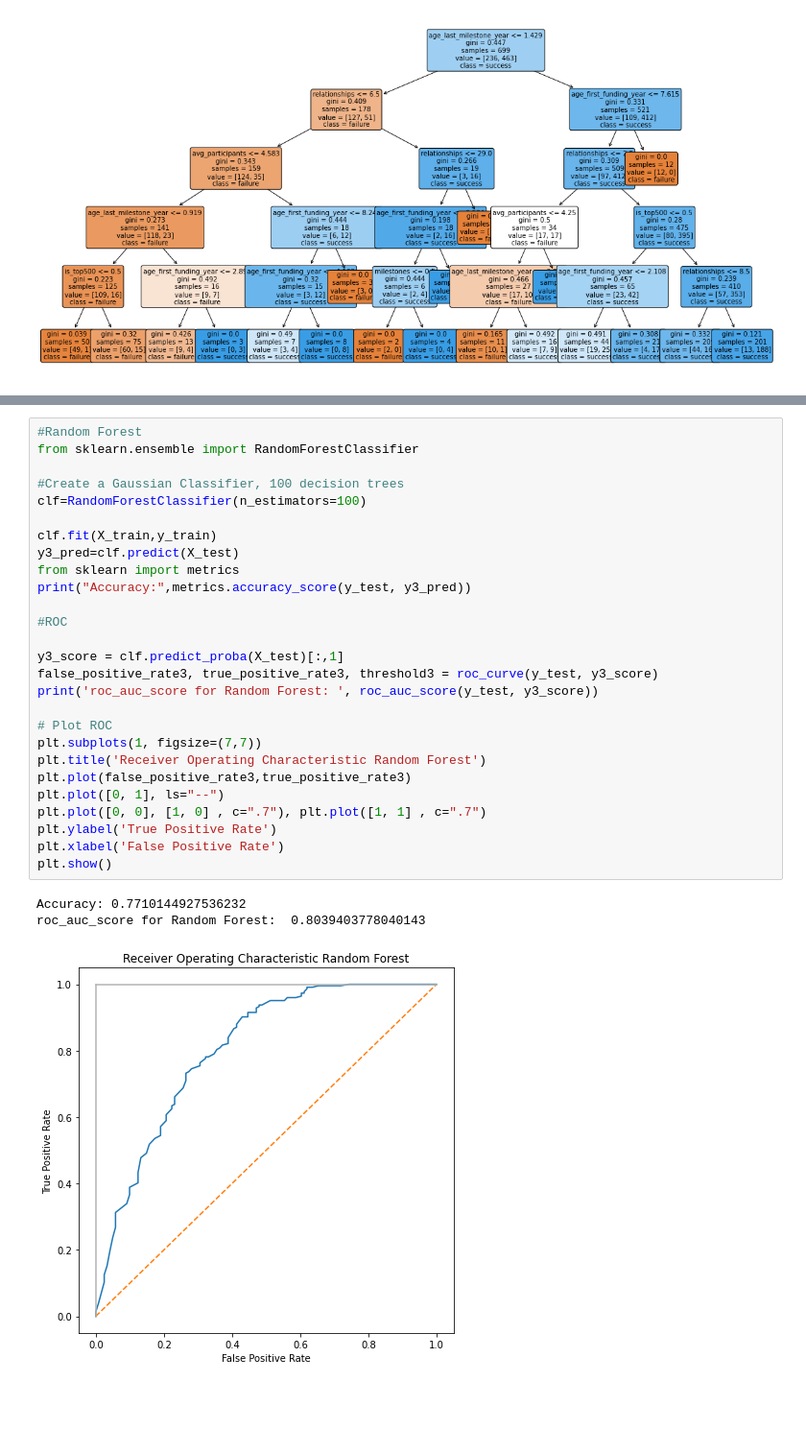
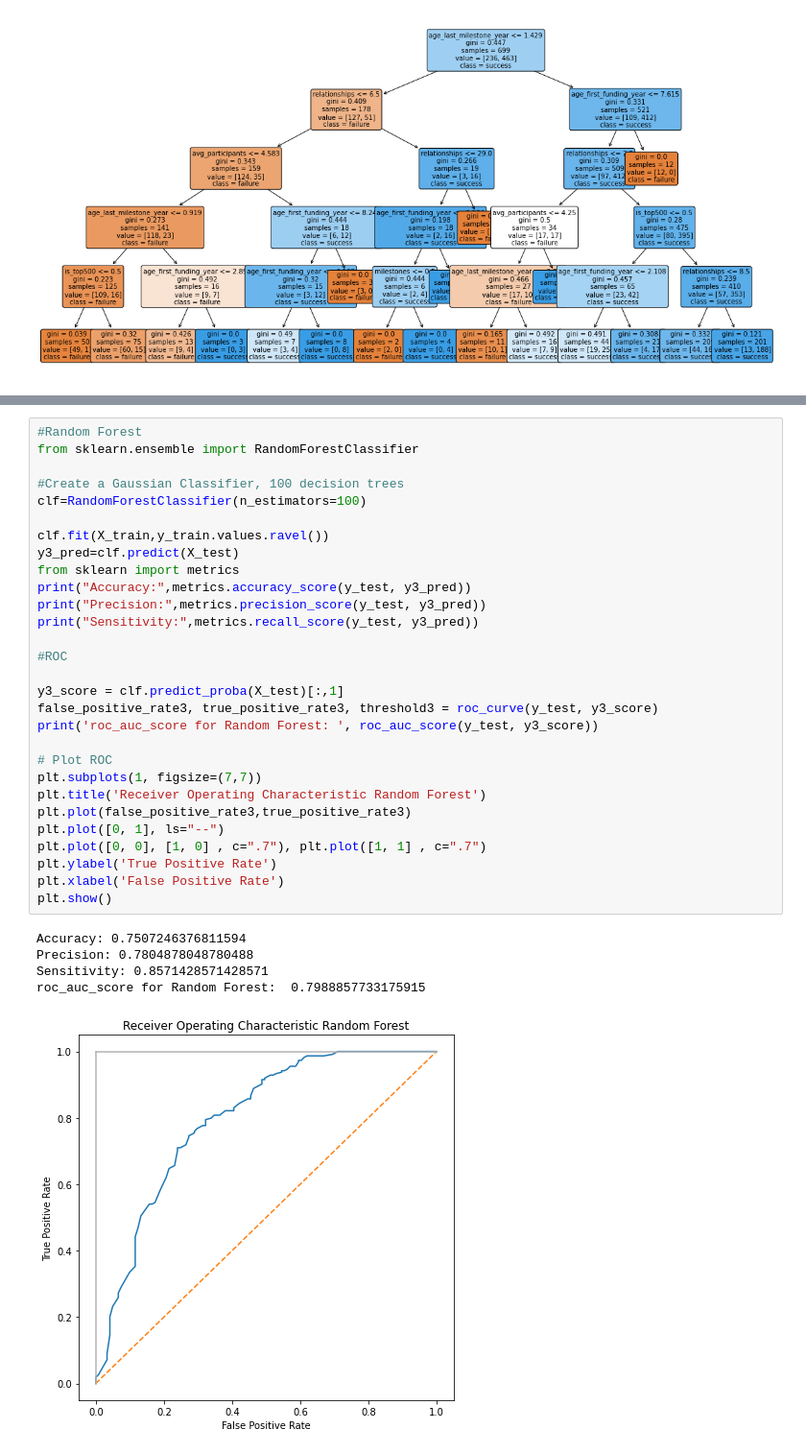
Before and after one commit to szeremetakasia/pythonProject2, a Jupyter notebook: Final Project.ipynb, the cells around one changed output, grey strips where cells are left out. Shown at 96% size. Cells and saved outputs as stored; diff of their text form; blank space fills up the shorter version.

```diff
--- a/Final Project.ipynb
+++ b/Final Project.ipynb
@@ -331,34 +339,38 @@ roc_auc_score for Decision Tree:  0.7877988488783944
 # %%
 #Random Forest
 from sklearn.ensemble import RandomForestClassifier
 
 #Create a Gaussian Classifier, 100 decision trees
 clf=RandomForestClassifier(n_estimators=100)
 
-clf.fit(X_train,y_train)
+clf.fit(X_train,y_train.values.ravel())
 y3_pred=clf.predict(X_test)
 from sklearn import metrics
 print("Accuracy:",metrics.accuracy_score(y_test, y3_pred))
+print("Precision:",metrics.precision_score(y_test, y3_pred))
+print("Sensitivity:",metrics.recall_score(y_test, y3_pred))
 
 #ROC
 
 y3_score = clf.predict_proba(X_test)[:,1]
 false_positive_rate3, true_positive_rate3, threshold3 = roc_curve(y_test, y3_score)
 print('roc_auc_score for Random Forest: ', roc_auc_score(y_test, y3_score))
 
 # Plot ROC
 plt.subplots(1, figsize=(7,7))
 plt.title('Receiver Operating Characteristic Random Forest')
 plt.plot(false_positive_rate3,true_positive_rate3)
 plt.plot([0, 1], ls="--")
 plt.plot([0, 0], [1, 0] , c=".7"), plt.plot([1, 1] , c=".7")
 plt.ylabel('True Positive Rate')
 plt.xlabel('False Positive Rate')
 plt.show()
 # %% [output]
-Accuracy: 0.7710144927536232
-roc_auc_score for Random Forest:  0.8039403778040143
+Accuracy: 0.7507246376811594
+Precision: 0.7804878048780488
+Sensitivity: 0.8571428571428571
+roc_auc_score for Random Forest:  0.7988857733175915
-[figure, old version]
+[figure, new version]
 # %%
 # Plot ROC all models
 plt.subplots(1, figsize=(7,7))
```
Also changed, not shown: parts of 8 cells of this notebook.
